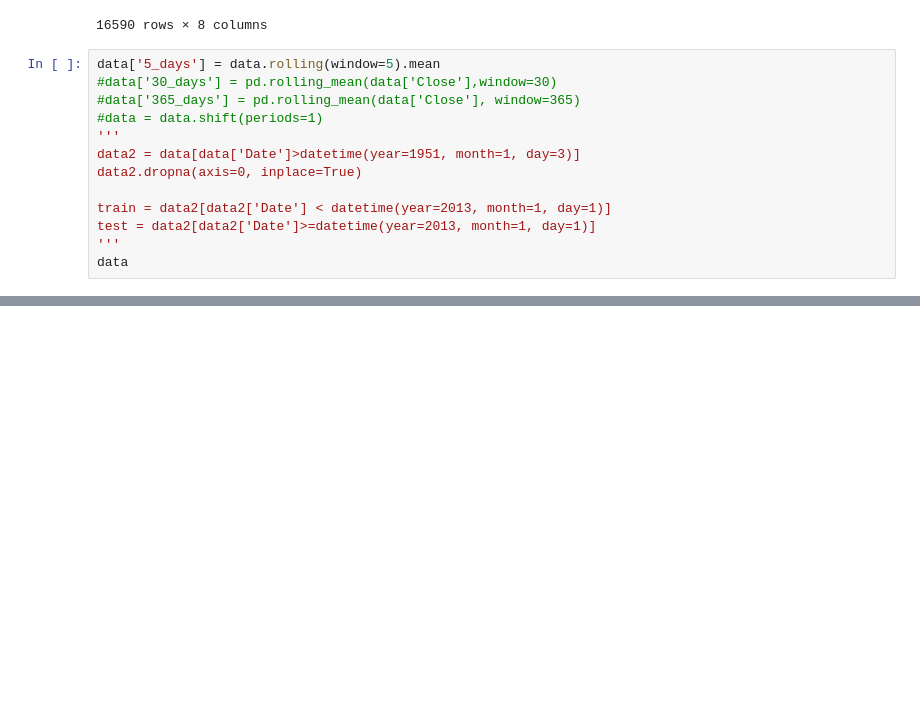
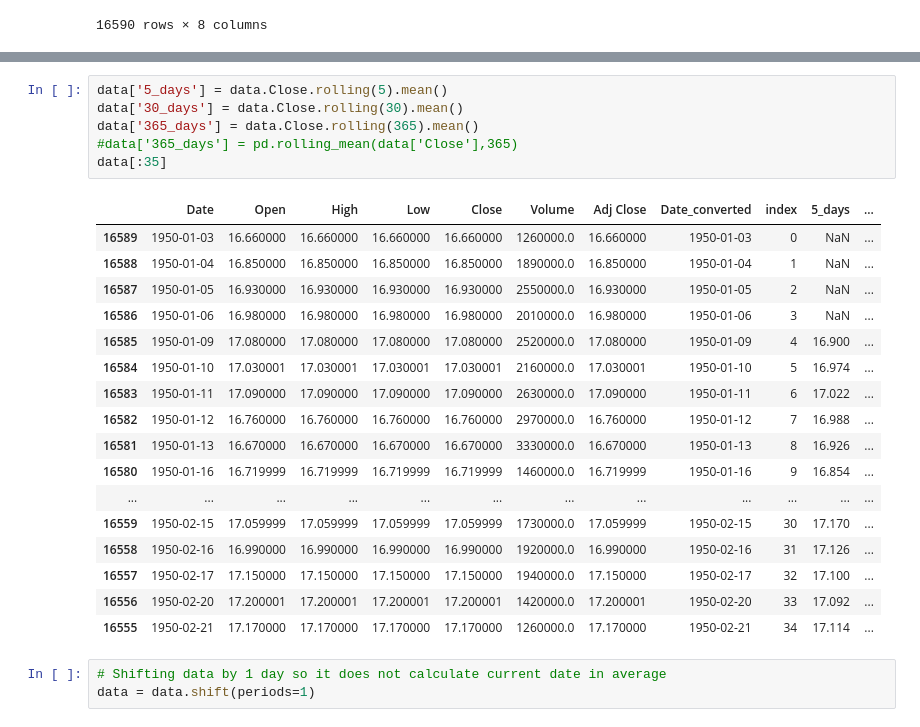
Before and after one commit to deesci/Portfolio, a Jupyter notebook: Predict_stock_prices.ipynb, the cells around one changed output, grey strips where cells are left out. Cells and saved outputs as stored; diff of their text form; blank space fills up the shorter version.

```diff
--- a/Predict_stock_prices.ipynb
+++ b/Predict_stock_prices.ipynb
@@ -83,16 +100,3 @@ data.set_index(['index'])
 | 16588 | 2015-12-04 | 2051.239990 | 2093.840088 | 2051.239990 | 2091.689941 | 4.214910e+09 | 2091.689941 | 2015-12-04 |
 | 16589 | 2015-12-07 | 2090.419922 | 2090.419922 | 2066.780029 | 2077.070068 | 4.043820e+09 | 2077.070068 | 2015-12-07 |
 16590 rows × 8 columns
-# %%
-data['5_days'] = data.rolling(window=5).mean
-#data['30_days'] = pd.rolling_mean(data['Close'],window=30)
-#data['365_days'] = pd.rolling_mean(data['Close'], window=365)
-#data = data.shift(periods=1)
-'''
-data2 = data[data['Date']>datetime(year=1951, month=1, day=3)]
-data2.dropna(axis=0, inplace=True)
-
-train = data2[data2['Date'] < datetime(year=2013, month=1, day=1)]
-test = data2[data2['Date']>=datetime(year=2013, month=1, day=1)]
-'''
-data
@@ -112,0 +108,27 @@ data
+# %%
+data['5_days'] = data.Close.rolling(5).mean()
+data['30_days'] = data.Close.rolling(30).mean()
+data['365_days'] = data.Close.rolling(365).mean()
+#data['365_days'] = pd.rolling_mean(data['Close'],365)
+data[:35]
+# %% [output]
+|  | Date | Open | High | Low | Close | Volume | Adj Close | Date_converted | index | 5_days | ... |
+| 16589 | 1950-01-03 | 16.660000 | 16.660000 | 16.660000 | 16.660000 | 1260000.0 | 16.660000 | 1950-01-03 | 0 | NaN | ... |
+| 16588 | 1950-01-04 | 16.850000 | 16.850000 | 16.850000 | 16.850000 | 1890000.0 | 16.850000 | 1950-01-04 | 1 | NaN | ... |
+| 16587 | 1950-01-05 | 16.930000 | 16.930000 | 16.930000 | 16.930000 | 2550000.0 | 16.930000 | 1950-01-05 | 2 | NaN | ... |
+| 16586 | 1950-01-06 | 16.980000 | 16.980000 | 16.980000 | 16.980000 | 2010000.0 | 16.980000 | 1950-01-06 | 3 | NaN | ... |
+| 16585 | 1950-01-09 | 17.080000 | 17.080000 | 17.080000 | 17.080000 | 2520000.0 | 17.080000 | 1950-01-09 | 4 | 16.900 | ... |
+| 16584 | 1950-01-10 | 17.030001 | 17.030001 | 17.030001 | 17.030001 | 2160000.0 | 17.030001 | 1950-01-10 | 5 | 16.974 | ... |
+| 16583 | 1950-01-11 | 17.090000 | 17.090000 | 17.090000 | 17.090000 | 2630000.0 | 17.090000 | 1950-01-11 | 6 | 17.022 | ... |
+| 16582 | 1950-01-12 | 16.760000 | 16.760000 | 16.760000 | 16.760000 | 2970000.0 | 16.760000 | 1950-01-12 | 7 | 16.988 | ... |
+| 16581 | 1950-01-13 | 16.670000 | 16.670000 | 16.670000 | 16.670000 | 3330000.0 | 16.670000 | 1950-01-13 | 8 | 16.926 | ... |
+| 16580 | 1950-01-16 | 16.719999 | 16.719999 | 16.719999 | 16.719999 | 1460000.0 | 16.719999 | 1950-01-16 | 9 | 16.854 | ... |
+| ... | ... | ... | ... | ... | ... | ... | ... | ... | ... | ... | ... |
+| 16559 | 1950-02-15 | 17.059999 | 17.059999 | 17.059999 | 17.059999 | 1730000.0 | 17.059999 | 1950-02-15 | 30 | 17.170 | ... |
+| 16558 | 1950-02-16 | 16.990000 | 16.990000 | 16.990000 | 16.990000 | 1920000.0 | 16.990000 | 1950-02-16 | 31 | 17.126 | ... |
+| 16557 | 1950-02-17 | 17.150000 | 17.150000 | 17.150000 | 17.150000 | 1940000.0 | 17.150000 | 1950-02-17 | 32 | 17.100 | ... |
+| 16556 | 1950-02-20 | 17.200001 | 17.200001 | 17.200001 | 17.200001 | 1420000.0 | 17.200001 | 1950-02-20 | 33 | 17.092 | ... |
+| 16555 | 1950-02-21 | 17.170000 | 17.170000 | 17.170000 | 17.170000 | 1260000.0 | 17.170000 | 1950-02-21 | 34 | 17.114 | ... |
+# %%
+# Shifting data by 1 day so it does not calculate current date in average
+data = data.shift(periods=1)
```
Also changed, not shown: parts of 17 cells of this notebook.
